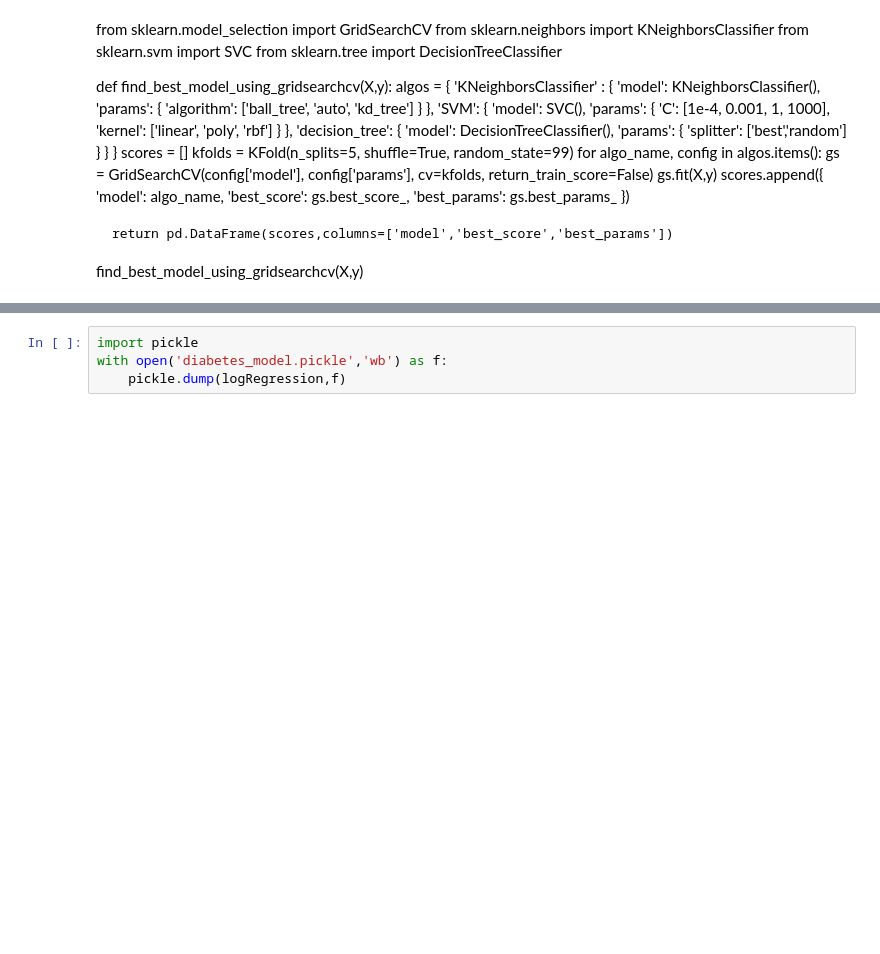
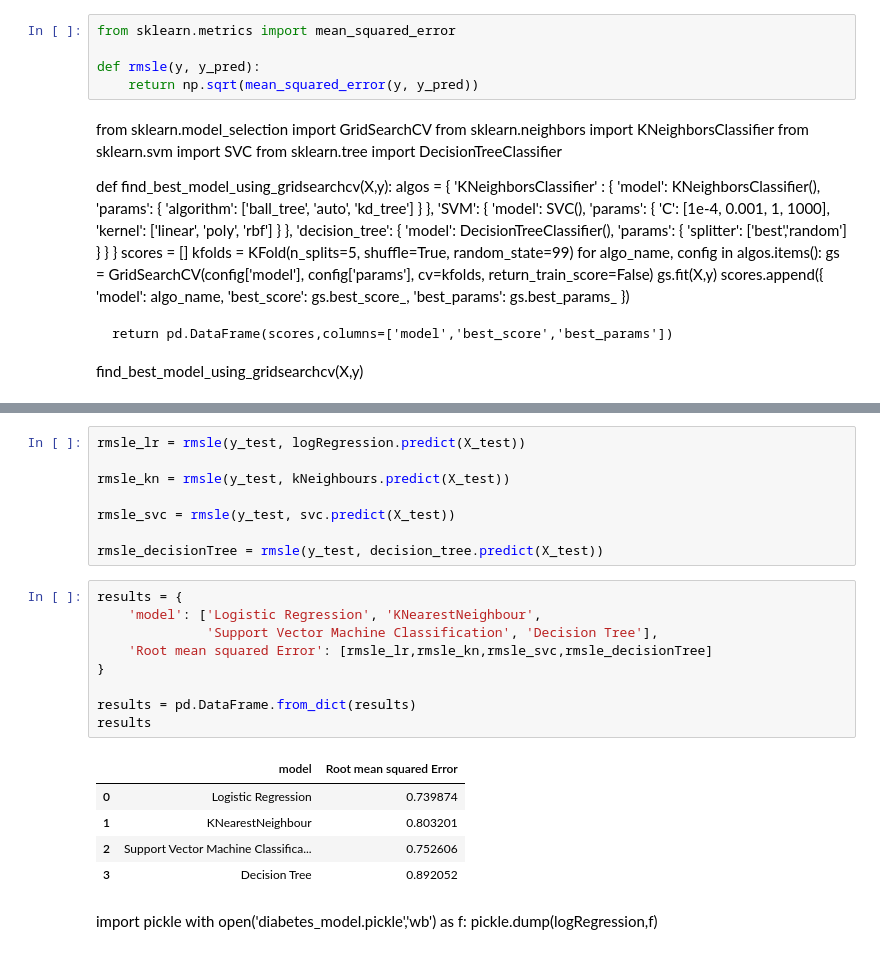
Before and after one commit to Gurman-M/health-prediction-model, a Jupyter notebook: Diabetes_Prediction_Model.ipynb, the cells around one changed output, grey strips where cells are left out. Saved outputs shown, nothing was run; the diff lists cells and outputs as text; blank space fills up the shorter version.

Commit message:
Improved model

```diff
--- a/Diabetes_Prediction_Model.ipynb
+++ b/Diabetes_Prediction_Model.ipynb
@@ -93,6 +93,11 @@ X_test = scaler.fit_transform(X_test)
 def cv_rmse(model, X,y):
     rmse = np.sqrt(-cross_val_score(model, X, y, scoring="neg_mean_squared_error", cv=kfolds))
     return rmse
+# %%
+from sklearn.metrics import mean_squared_error
+
+def rmsle(y, y_pred):
+    return np.sqrt(mean_squared_error(y, y_pred))
 # %% [markdown]
 from sklearn.model_selection import GridSearchCV
 from sklearn.neighbors import KNeighborsClassifier
@@ -197,4 +206,27 @@ Decision Tree: (2023-08-27 09:33:37.452284)
-# %%
-import pickle
-with open('diabetes_model.pickle','wb') as f:
-    pickle.dump(logRegression,f)
+# %%
+rmsle_lr = rmsle(y_test, logRegression.predict(X_test))
+
+rmsle_kn = rmsle(y_test, kNeighbours.predict(X_test))
+
+rmsle_svc = rmsle(y_test, svc.predict(X_test))
+
+rmsle_decisionTree = rmsle(y_test, decision_tree.predict(X_test))
+# %%
+results = {
+    'model': ['Logistic Regression', 'KNearestNeighbour',
+              'Support Vector Machine Classification', 'Decision Tree'],
+    'Root mean squared Error': [rmsle_lr,rmsle_kn,rmsle_svc,rmsle_decisionTree]
+}
+
+results = pd.DataFrame.from_dict(results)
+results
+# %% [output]
+|  | model | Root mean squared Error |
+| 0 | Logistic Regression | 0.739874 |
+| 1 | KNearestNeighbour | 0.803201 |
+| 2 | Support Vector Machine Classifica... | 0.752606 |
+| 3 | Decision Tree | 0.892052 |
+# %% [markdown]
+import pickle
+with open('diabetes_model.pickle','wb') as f:
+    pickle.dump(logRegression,f)
```
Also changed, not shown: parts of 6 cells of this notebook, 2 other files.
